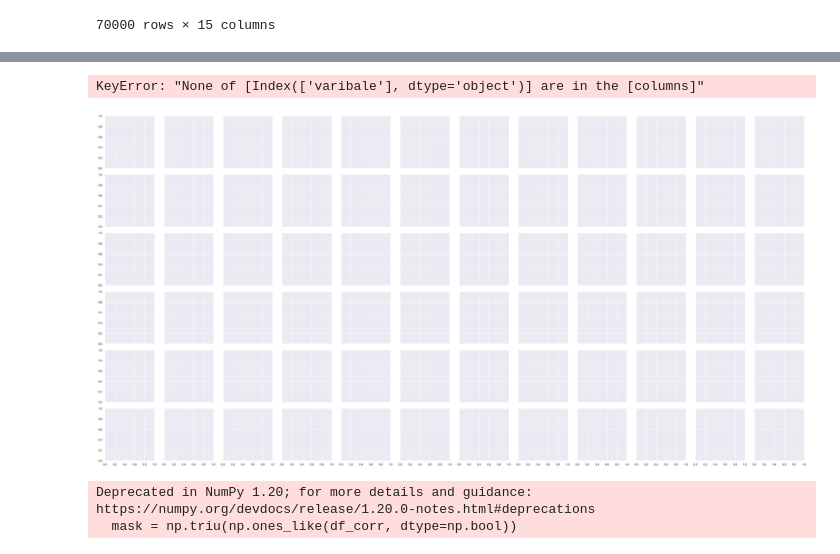
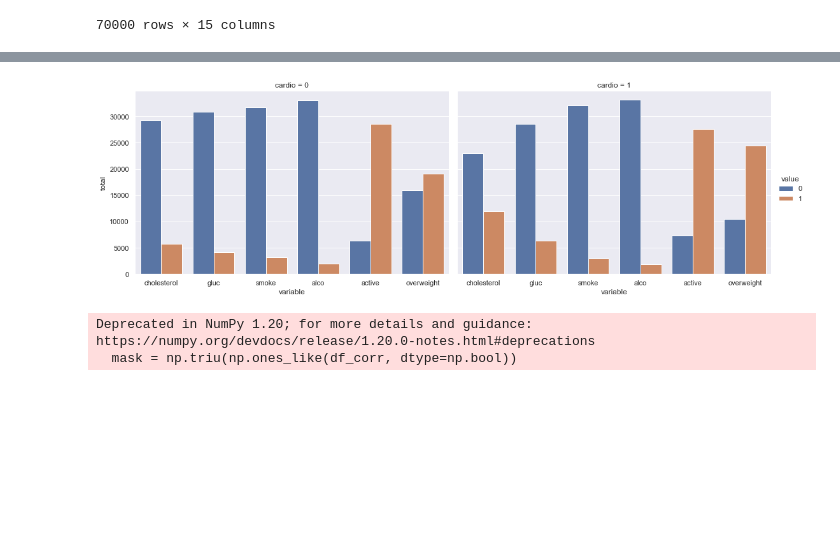
Before and after one commit to JavierRojas14/Medical_Data_Visualizer, a Jupyter notebook: medical_examination.ipynb, the cells around one changed output, grey strips where cells are left out. Drawn from its saved outputs; the diff is of its cells as text; code cells hidden in the pictures; blank space fills up the shorter version.

```diff
--- a/medical_examination.ipynb
+++ b/medical_examination.ipynb
@@ -82,9 +60,8 @@ ValueError: Could not interpret input 'variable'
-# %%
-g = sns.FacetGrid(df_catplot_cardio_0, col = 'total', hue = 'valor')
-g.map(sns.catplot, 'varibale')
-# %% [output]
-KeyError: "None of [Index(['varibale'], dtype='object')] are in the [columns]"
-[figure, removed]
+# %%
+g = sns.catplot(x = 'variable', y = 'total', hue = 'value', col = 'cardio',
+                data = df_total, kind = 'bar', height = 5, aspect = 1.5)
+# %% [output]
+[figure, added]
 # %%
 # Clean the data. Filter out the following patient segments that represent incorrect data:
 # diastolic pressure is higher than systolic (Keep the correct data with (df['ap_lo'] <= df['ap_hi']))
```
Also changed, not shown: parts of 3 cells of this notebook.
